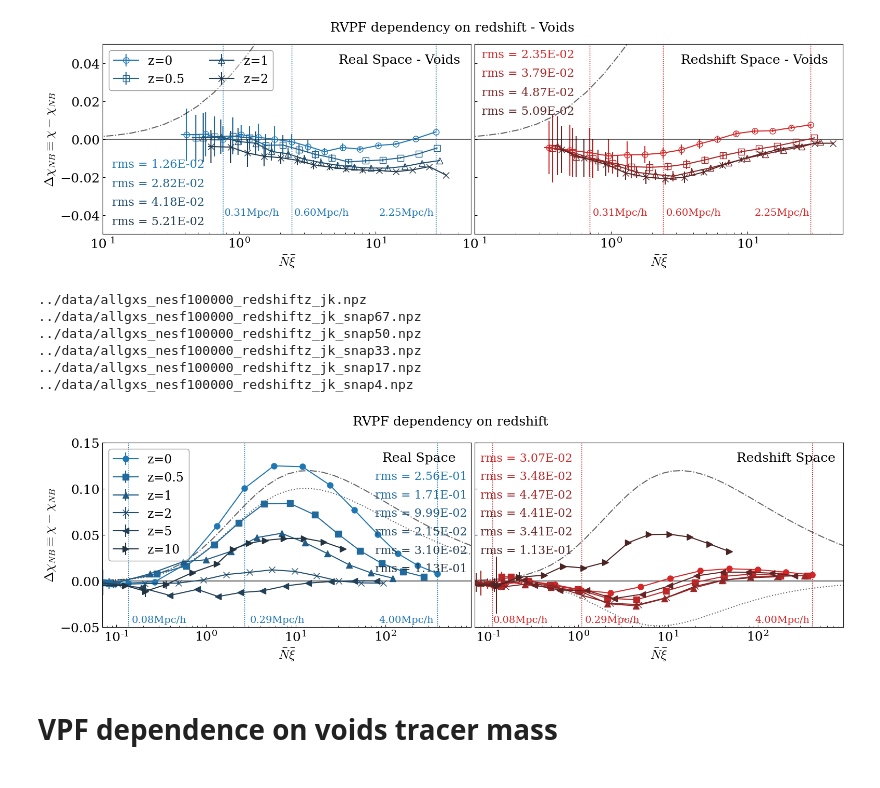
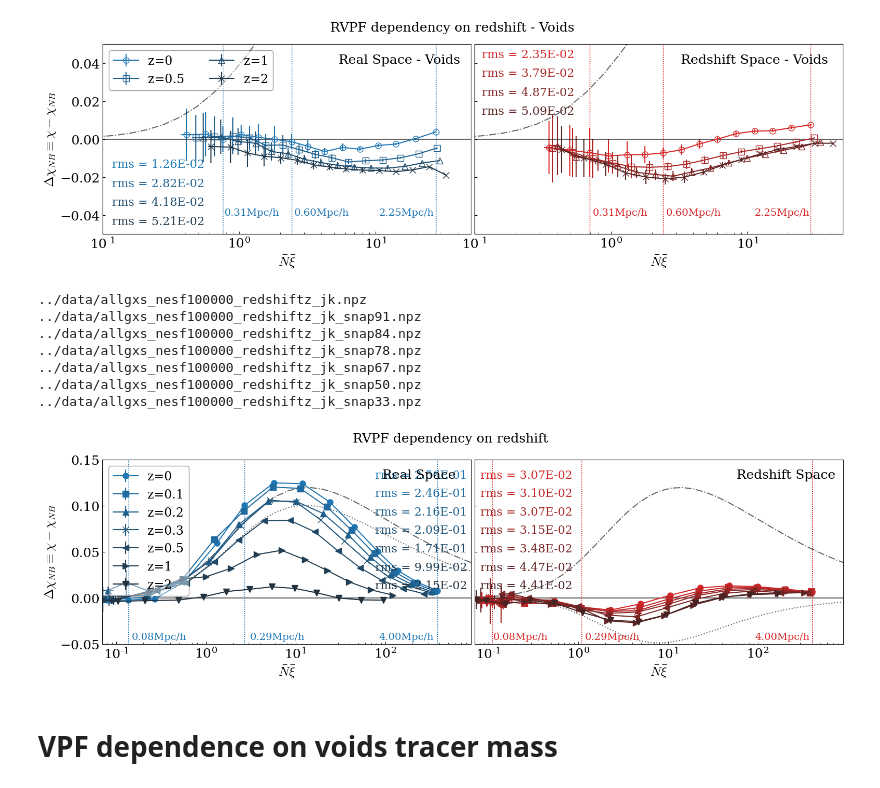
Before and after one commit to FedeDavilaKurban/VPF, a Jupyter notebook: plotsPaperFinal_horizontal.ipynb, the cells around one changed output. Drawn from its saved outputs; the diff is of its cells as text; code cells hidden in the pictures.

```diff
--- a/plotsPaperFinal_horizontal.ipynb
+++ b/plotsPaperFinal_horizontal.ipynb
@@ -865,18 +865,25 @@ ax.plot(x,chi_T(x)-chi_NB(x),c='k',ls='-.',alpha=0.6)
 
 #---------------------------------------------------------------------------------------------
 
+# Hardcoded values of z for snaps (tng-project.org/data/docs/specifications/)
+n_snap = [2,3,4,6,8,11,13,17,21,\
+          25,33,40,50,59,67,72,78,84,91,99]
+redshift = ['z=12','z=11','z=10','z=9','z=8','z=7','z=6','z=5','z=4',\
+            'z=3','z=2','z=1.5','z=1','z=0.7','z=0.5','z=0.4','z=0.3','z=0.2','z=0.1','z=0']
+dict_snap_to_z=dict(zip(n_snap,redshift))
+
 """
 REAL SPACE
 """
-files = ['../data/allgxs_nesf100000_jk.npz',\
-         '../data/allgxs_nesf100000_jk_snap67.npz',\
-         '../data/allgxs_nesf100000_jk_snap50.npz',\
-         '../data/allgxs_nesf100000_jk_snap33.npz',\
-         '../data/allgxs_nesf100000_jk_snap17.npz',\
-         '../data/allgxs_nesf100000_jk_snap4.npz']
-markers = ['o','s','^','x','<','>']
-labels = ['z=0', 'z=0.5','z=1', 'z=2', 'z=5', 'z=10']
-ypos_rmss = [.8,.7,.6,.5,.4,.3,.2]
+
+snaps=[99,91,84,78,67,50,33] #Snaps I want to plot
+files = ['../data/allgxs_nesf100000_jk.npz']
+for snap in snaps:
+    if snap==99: continue
+    files.append(f'../data/allgxs_nesf100000_jk_snap{snap}.npz')
+markers = ['o','s','^','x','<','>','v','*'][:len(files)]
+labels = [dict_snap_to_z[snap] for snap in snaps]
+ypos_rmss = [.9,.8,.7,.6,.5,.4,.3,.2,.1][:len(files)]
 colors = sns.dark_palette(sns.color_palette("tab10")[0], len(files)+1, reverse=True)[:len(files)]
 
 for file,marker,color,label,ypos_rms in zip(files,markers,colors,labels,ypos_rmss):
@@ -927,15 +934,14 @@ for file,marker,color,label,ypos_rms in zip(files,markers,colors,labels,ypos_rms
 """
 REDSHIFT SPACE
 """
-files = ['../data/allgxs_nesf100000_redshiftz_jk.npz',\
-         '../data/allgxs_nesf100000_redshiftz_jk_snap67.npz',\
-         '../data/allgxs_nesf100000_redshiftz_jk_snap50.npz',\
-         '../data/allgxs_nesf100000_redshiftz_jk_snap33.npz',\
-         '../data/allgxs_nesf100000_redshiftz_jk_snap17.npz',\
-         '../data/allgxs_nesf100000_redshiftz_jk_snap4.npz']
-markers = ['o','s','^','x','<','>']
-labels = ['z=0', 'z=0.5','z=1', 'z=2', 'z=5', 'z=10']
-ypos_rmss = [.9,.8,.7,.6,.5,.4]
+
+files = ['../data/allgxs_nesf100000_redshiftz_jk.npz']
+for snap in snaps:
+    if snap==99: continue
+    files.append(f'../data/allgxs_nesf100000_redshiftz_jk_snap{snap}.npz')
+markers = ['o','s','^','x','<','>','v','*'][:len(files)]
+labels = [dict_snap_to_z[snap] for snap in snaps]
+ypos_rmss = [.9,.8,.7,.6,.5,.4,.3,.2,.1][:len(files)]
 colors = sns.dark_palette(sns.color_palette("tab10")[3], len(files)+1, reverse=True)[:len(files)]
 
 for file,marker,color,label,ypos_rms in zip(files,markers,colors,labels,ypos_rmss):
@@ -1009,36 +1015,37 @@ xlim1,xlim2=7E-2,9E2
 ax.set_xlim(xlim1,xlim2)
 ax1.set_xlim(xlim1,xlim2)
 
 # Legend
 ax.legend(loc=2,fontsize=fs-1,ncol=1,frameon=True,edgecolor='k',framealpha=.4)
 
 # Ticks
 #ax.set_xticklabels([])
 ax1.set_yticklabels([])
 ax.tick_params(labelsize=fs)
 ax1.tick_params(labelsize=fs)
 
 # Additional text
 ax.text(.76,.9,'Real Space',fontsize=fs,transform=ax.transAxes)
 ax1.text(.71,.9,'Redshift Space',fontsize=fs,transform=ax1.transAxes)
 
 # Final
 plt.suptitle('RVPF dependency on redshift',fontsize=fs)
 plt.tight_layout()
 #plt.subplots_adjust(hspace=0,wspace=0.03)
 plt.subplots_adjust(wspace=0.01)
 
 #plt.savefig('../plots/rVPF_redshift.pdf')
 #plt.savefig('../plots/rVPF_redshift.png')
 plt.show()
 # %% [output]
 ../data/allgxs_nesf100000_redshiftz_jk.npz
+../data/allgxs_nesf100000_redshiftz_jk_snap91.npz
+../data/allgxs_nesf100000_redshiftz_jk_snap84.npz
+../data/allgxs_nesf100000_redshiftz_jk_snap78.npz
 ../data/allgxs_nesf100000_redshiftz_jk_snap67.npz
 ../data/allgxs_nesf100000_redshiftz_jk_snap50.npz
 ../data/allgxs_nesf100000_redshiftz_jk_snap33.npz
-../data/allgxs_nesf100000_redshiftz_jk_snap17.npz
-../data/allgxs_nesf100000_redshiftz_jk_snap4.npz
-[figure, old version]
+[figure, new version]
 # %% [markdown]
 # VPF dependence on voids tracer mass
 # %%
```
Also changed, not shown: 3 other files.
